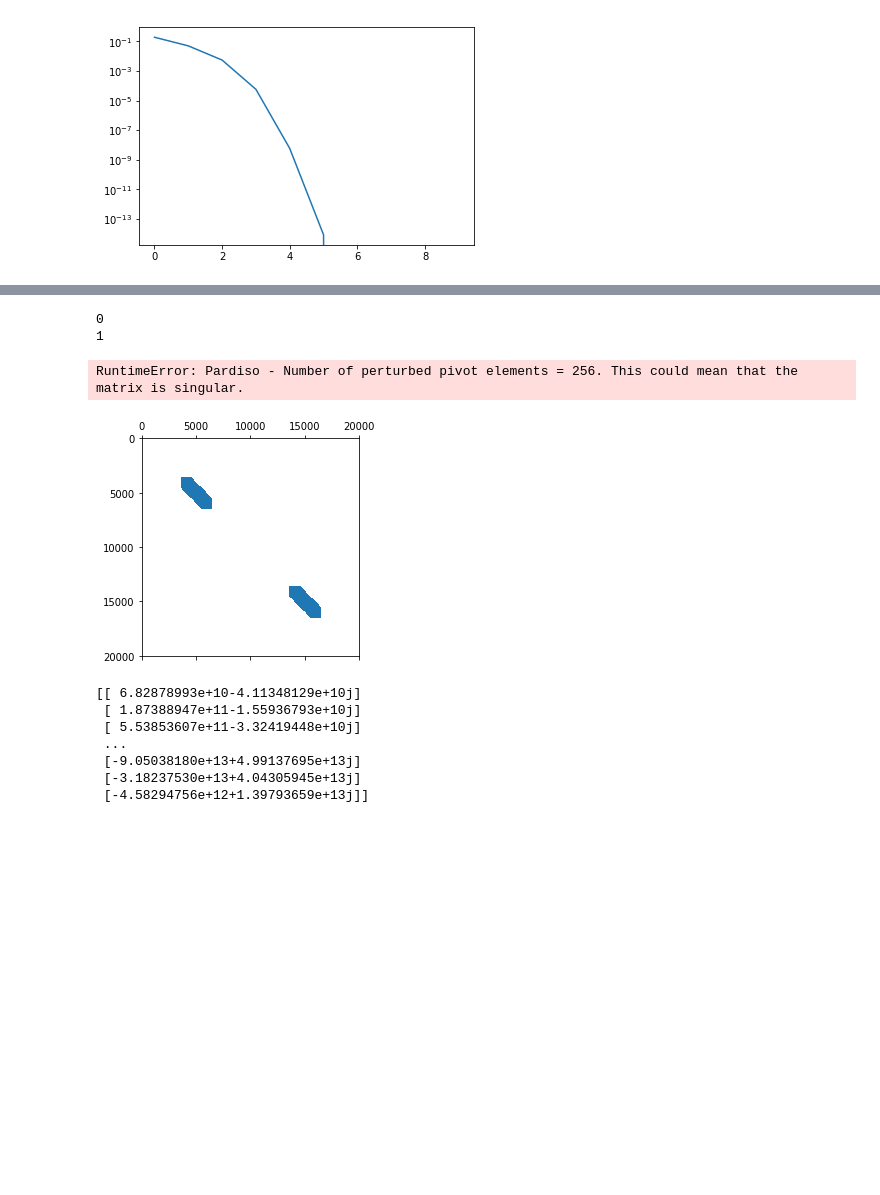
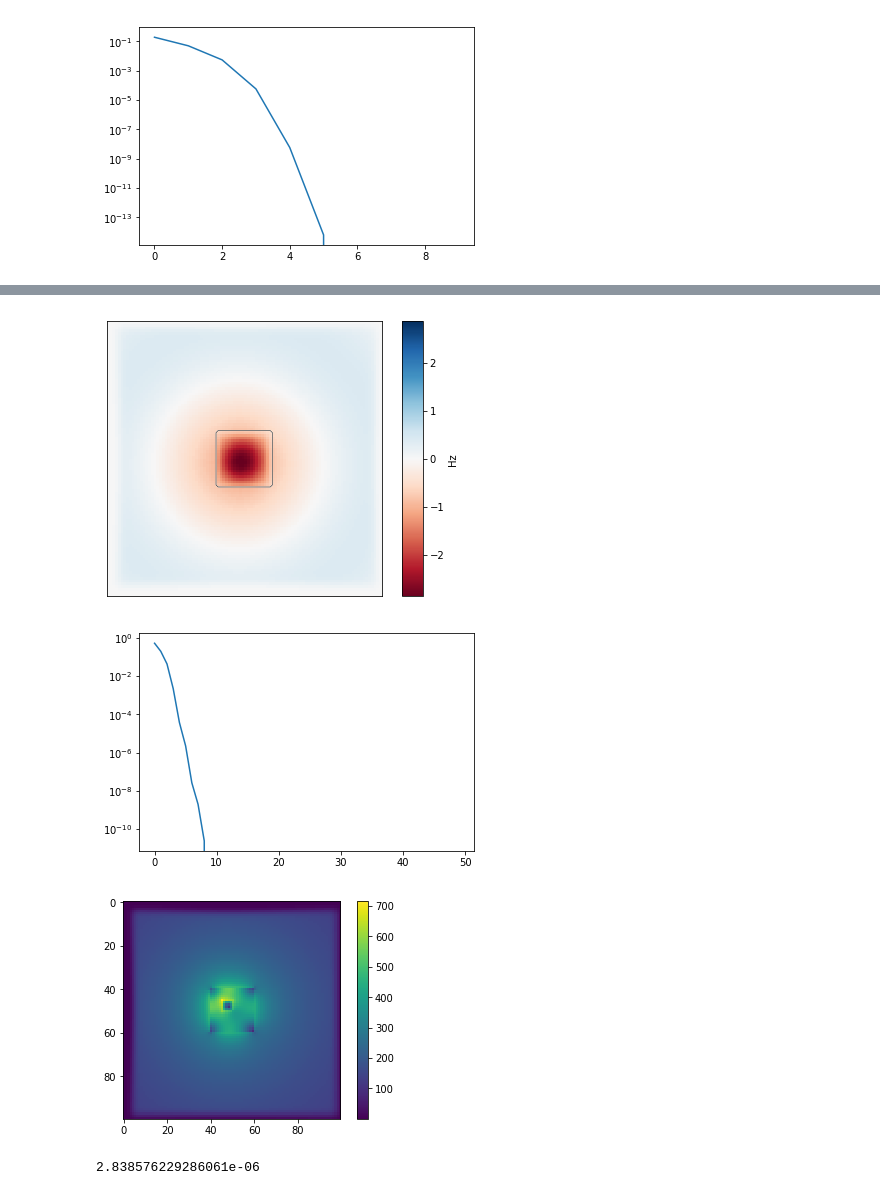
Before and after one commit to fancompute/angler, a Jupyter notebook: Notebooks/Nonlinear_solvers_check.ipynb, the cells around one changed output, grey strips where cells are left out. Drawn from its saved outputs; the diff is of its cells as text; code cells hidden in the pictures; blank space fills up the shorter version.

```diff
--- a/Notebooks/Nonlinear_solvers_check.ipynb
+++ b/Notebooks/Nonlinear_solvers_check.ipynb
@@ -125,17 +125,21 @@ the simulation did not converge, reached 1.0541058174495481e-08
 # %%
 # Do a newton solve for the nonlinear fields
 # solve the nonlinear fields.
 simulation_nl = Fdfd(omega, eps_r, dl, NPML, pol)
 (Ex_nl_N, Ey_nl_N, Hz_nl_N, convergence) = simulation_nl.solve_fields_nl(b, kerr_nonlinearity, nl_region,
-                                          dnl_de=kerr_nl_de, timing=False, averaging=True,
+                                          dnl_de=kerr_nl_de, timing=False, averaging=False,
                                           Estart=None, solver_nl='newton', max_num_iter=50)
 
 # plot results
 simulation_nl.plt_re()
 plt.show()
 plt.plot(convergence)
 plt.yscale('log')
+plt.show()
+plt.imshow(np.sqrt(np.square(np.abs(Ex_nl_B)) + np.square(np.abs(Ey_nl_B))))
+plt.colorbar()
+plt.show()
 # %% [output]
-0
-1
-RuntimeError: Pardiso - Number of perturbed pivot elements = 256. This could mean that the matrix is singular.
+[figure, added]
+[figure, added]
+[figure, added]
@@ -147,15 +146,4 @@ Ex=Ex, Ey=Ey, Ez=None, matrix_format=DEFAULT_MATRIX_FORMAT)
-# %%
-plt.spy(Jac12)
-plt.show()
-# %% [output]
-[figure, removed]
-# %%
-print(fE)
-# %% [output]
-[[ 6.82878993e+10-4.11348129e+10j]
- [ 1.87388947e+11-1.55936793e+10j]
- [ 5.53853607e+11-3.32419448e+10j]
- ...
- [-9.05038180e+13+4.99137695e+13j]
- [-3.18237530e+13+4.04305945e+13j]
- [-4.58294756e+12+1.39793659e+13j]]
+# %%
+print(np.max(np.abs(Ey_nl_B - Ey_nl_N)))
+# %% [output]
+2.838576229286061e-06
```
Also changed, not shown: parts of 6 cells of this notebook.
